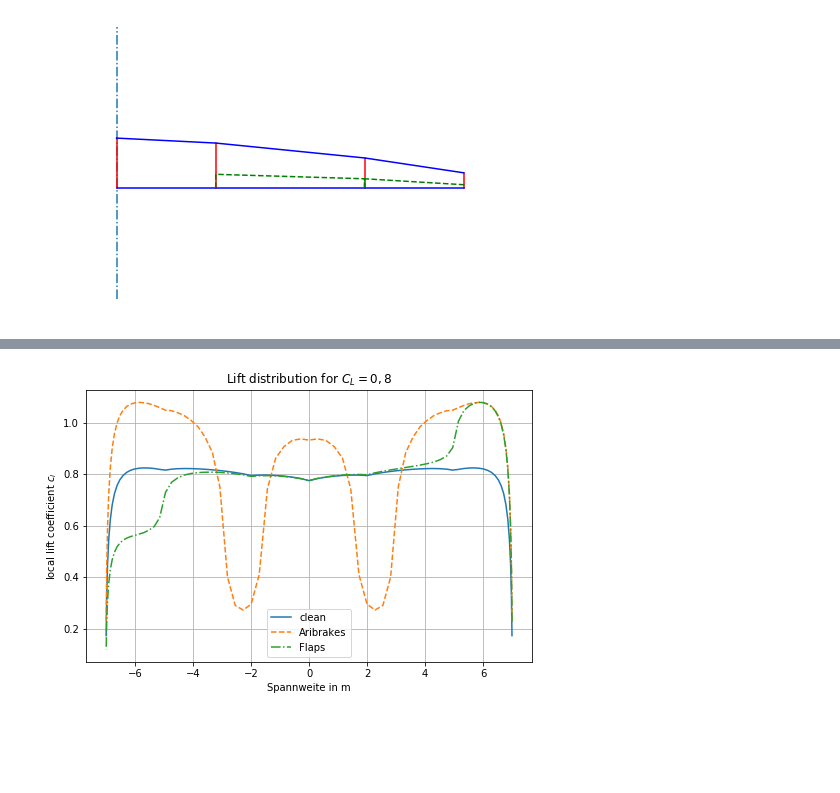
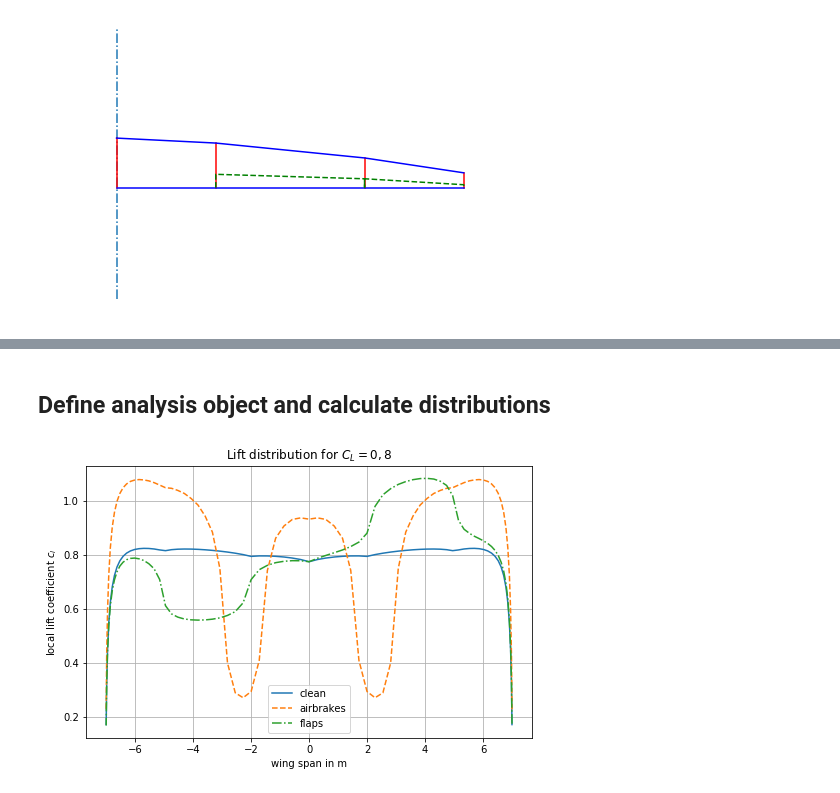
Before and after one commit to akafliegdarmstadt/wingstructure, a Jupyter notebook: examples/Analysis_Example.ipynb, the cells around one changed output, grey strips where cells are left out. Drawn from its saved outputs; the diff is of its cells as text; code cells hidden in the pictures; blank space fills up the shorter version.

```diff
--- a/examples/Analysis_Example.ipynb
+++ b/examples/Analysis_Example.ipynb
@@ -23,15 +18,12 @@ twists2 = [0, 0, np.deg2rad(-1), np.deg2rad(-2)]
 
 plt.figure(figsize=(8,5))
 
-wing = WingExt.create_from_planform(span_positions, chord_lengths, offsets, twists, airfoils);
+wing = Wing.create_from_planform(span_positions, chord_lengths, offsets, twists, airfoils);
 wing.set_root_pos(0.0)
 wing.set_airbrake(1.5,2.9)
 wing.set_flap('flap', 2, 5,[0.3,0.3])
 wing.set_flap('flap2', 5, 7, [0.3,0.2])
 
-wing2 = WingExt.create_from_planform(span_positions, chord_lengths, offsets, twists2, airfoils)
-wing2.set_root_pos(0.7)
-
 wing.plot()
 plt.savefig('wing.png')
 # %% [output]
@@ -41,25 +51,24 @@ plt.savefig('wing.png')
+# %% [markdown]
+## Define analysis object and calculate distributions
 # %%
-import matplotlib as mpl
-
 liftana = LiftAnalysis(wing)
 
-mpl.rcParams['font.family'] = 'sans-serif'
-mpl.rcParams['font.sans-serif'] = ['Arial']
 span_pos = liftana.calculation_positions
 
 α, distribution = liftana.calculate(lift=0.8)
 α_ab, distribution_ab = liftana.calculate(lift=0.8, airbrake=True)
-α_qr, distribution_q = liftana.calculate(lift=0.8, flap_deflections={'flap2':[np.radians(5),np.radians(-5)]})
+α_qr, distribution_q = liftana.calculate(lift=0.8,
+            flap_deflections={'flap': [np.radians(5),np.radians(-5)]})
 
 plt.figure(figsize=(8,5))
 plt.plot(span_pos, distribution, label='clean')
-plt.plot(span_pos, distribution_ab, '--', label='Aribrakes')
-plt.plot(span_pos, distribution_q, '-.', label='Flaps')
-plt.xlabel('Spannweite in m')
+plt.plot(span_pos, distribution_ab, '--', label='airbrakes')
+plt.plot(span_pos, distribution_q, '-.', label='flaps')
+plt.xlabel('wing span in m')
 plt.ylabel('local lift coefficient $c_l$')
 plt.title('Lift distribution for $C_L = 0,8$')
 plt.grid()
 plt.legend()
 plt.savefig('Liftdistribution.png')
 # %% [output]
-[figure, old version]
+[figure, new version]
```
Also changed, not shown: parts of 5 cells of this notebook, 5 other files.
